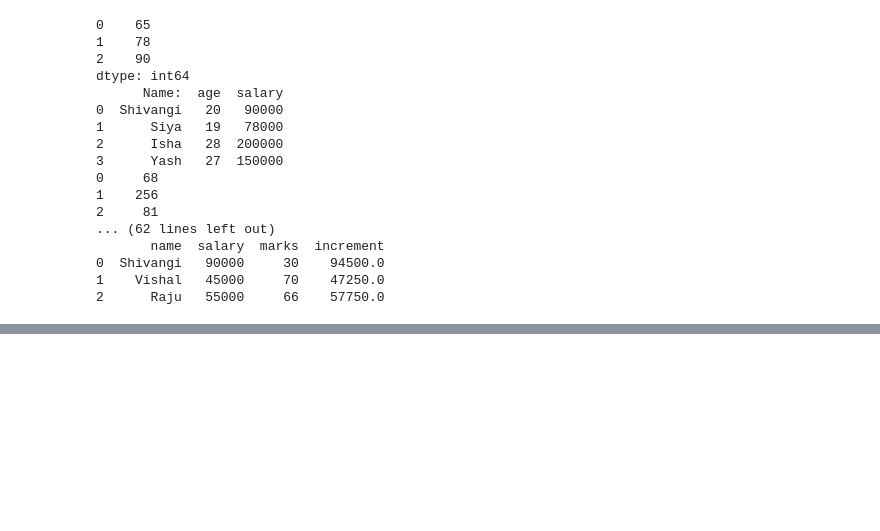
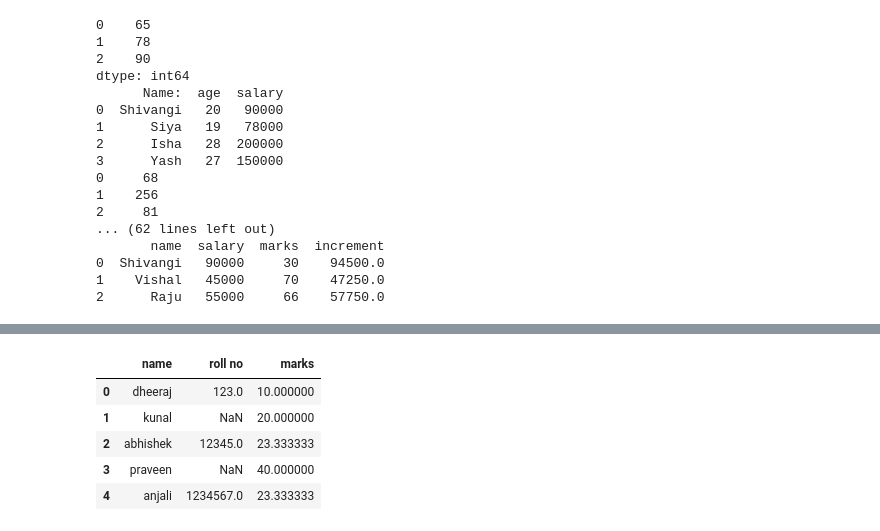
Before and after one commit to Shivangi144/Data-science-, a Jupyter notebook: practice.ipynb, the cells around one changed output, grey strips where cells are left out. Saved outputs shown, nothing was run; the diff lists cells and outputs as text; code cells hidden in the pictures; blank space fills up the shorter version.

```diff
--- a/practice.ipynb
+++ b/practice.ipynb
@@ -1139,0 +1180,37 @@ print(df[(df["maths"] >= 88) & (df["physics"] > 89) & (df["gender"]=="Male")]["n
+# %%
+import pandas as pd
+url = "https://raw.githubusercontent.com/rajendra0968jangid/Ds-Arya/main/file2.json"
+df = pd.read_json(url)
+df.loc[4,'marks']= None
+df.loc[3,'roll no']= None
+df.isnull()
+
+#sum
+df.isnull().sum()
+
+#drop null val
+#by row
+df.dropna()
+
+#by col
+df.dropna(axis=1)
+
+#fill by
+df.fillna(0)
+df.fillna(100)
+
+df['roll no'] ==df['roll no'].fillna(200)
+df.fillna({'roll no': 200, 'marks': 100})
+
+df
+df['marks'].mean
+df.fillna({'marks':df['marks'].mean()})
+
+#
+# %% [output]
+|  | name | roll no | marks |
+| 0 | dheeraj | 123.0 | 10.000000 |
+| 1 | kunal | NaN | 20.000000 |
+| 2 | abhishek | 12345.0 | 23.333333 |
+| 3 | praveen | NaN | 40.000000 |
+| 4 | anjali | 1234567.0 | 23.333333 |
```
Also changed, not shown: parts of 5 cells of this notebook.
